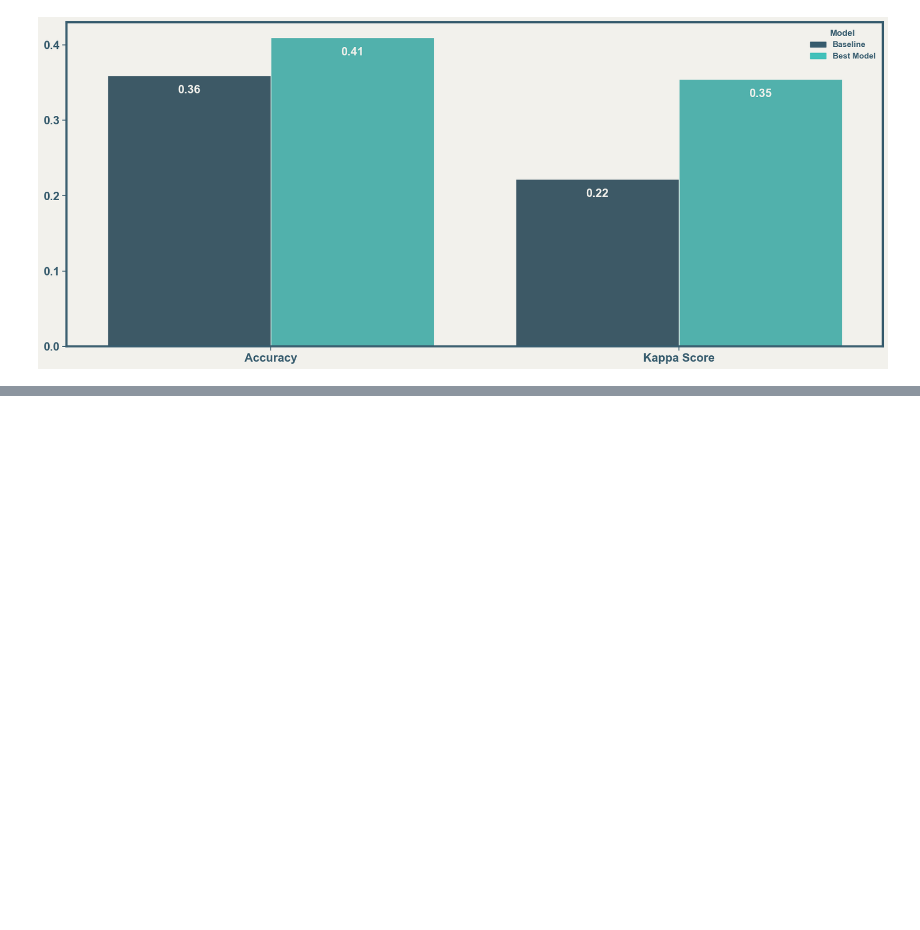
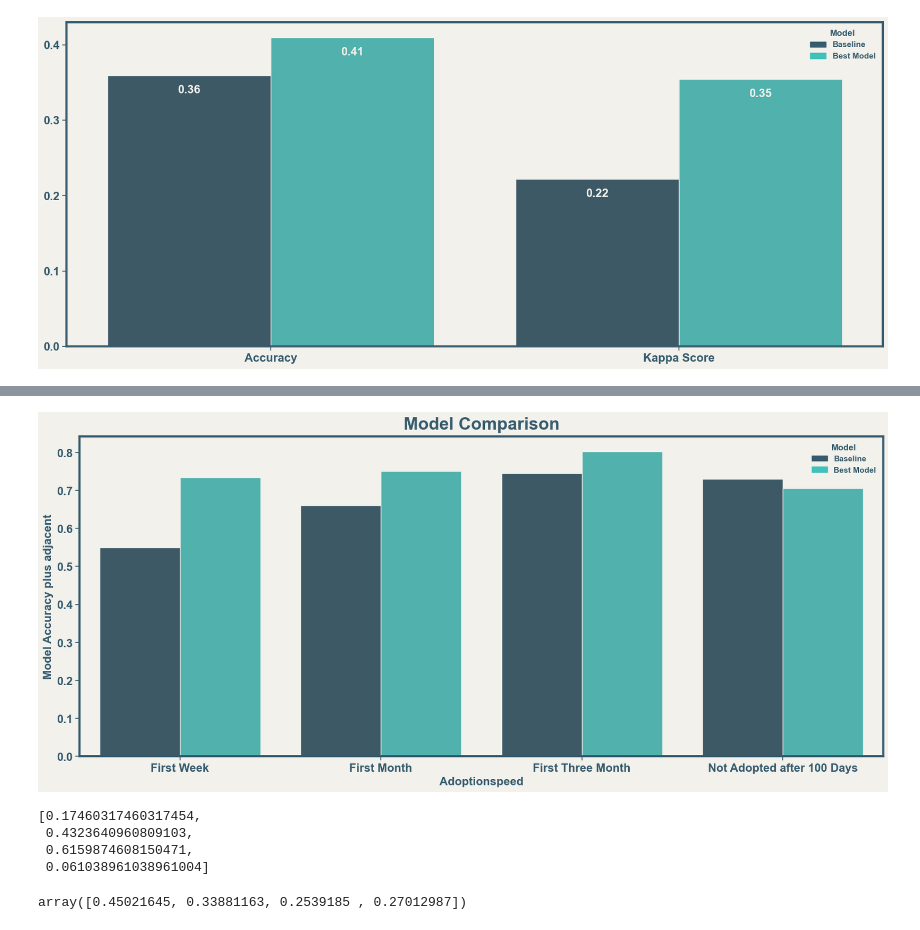
Before and after one commit to LanaCasselmann/ds_capstone_pet_adoptability, a Jupyter notebook: notebooks/model_vis.ipynb, the cells around one changed output, grey strips where cells are left out. Drawn from its saved outputs; the diff is of its cells as text; code cells hidden in the pictures; blank space fills up the shorter version.

Commit message:
model plots

```diff
--- a/notebooks/model_vis.ipynb
+++ b/notebooks/model_vis.ipynb
@@ -344,0 +365,3 @@ plt.show();
+# %%
+cm_kappa_norm = cm_kappa / cm.sum(axis=1)
+cm_kappa_norm
@@ -344,0 +370,3 @@ plt.show();
+# %%
+cm_bl_kappa_norm = cm_bl_kappa / cm_bl.sum(axis=1)
+cm_bl_kappa_norm
@@ -344,0 +375,11 @@ plt.show();
+# %%
+df_kappa_bl = pd.DataFrame(columns=[ 'correct_plus_adjacent'], data=np.transpose([ cm_bl_kappa_norm]))
+df_kappa_bl['adoptionspeed']= [1,2,3,4]
+df_kappa_bl['model'] = 'baseline'
+
+df_kappa_best = pd.DataFrame(columns=[ 'correct_plus_adjacent'], data=np.transpose([ cm_kappa_norm]))
+df_kappa_best['adoptionspeed']= [1,2,3,4]
+df_kappa_best['model'] = 'best_model'
+
+df_kappa = pd.concat([df_kappa_bl, df_kappa_best])
+df_kappa
@@ -344,0 +396,55 @@ plt.show();
+# %%
+fig = plt.figure(figsize=(20,8))
+mod_plot = sns.barplot(
+    data=df_kappa,
+    x='adoptionspeed',
+    y = 'correct_plus_adjacent',
+    hue='model',
+    # palette=['#365b6d', '#41c1ba', '#289dd2', '#6c9286'],
+    # multiple='dodge',
+    # alpha=1,
+    # shrink=3
+    )
+#h,l=mod_plot.get_legend_handles_labels()
+#legend = plt.legend(title='Model Comparison')#,labels = ['Best Model','Baseline'])
+legend_labels = ['Baseline','Best Model']
+legend_handles = [mpatches.Patch(color=color, label=label) for color, label in zip(['#365b6d', '#41c1ba'], legend_labels)]
+plt.legend(handles=legend_handles, title='Model')#, title_fontsize=14, bbox_to_anchor=(0.65, 0.90), loc='upper left')
+
+
+plt.xlabel('Adoptionspeed')
+plt.ylabel('Model Accuracy plus adjacent')
+plt.title('Model Comparison', fontsize=24)
+# plt.xticks(ticks=np.linspace(0,18,10))
+# # add vertical line
+#mod_plot.axhline(y=acc, linewidth=3.5, linestyle='dashed')
+# Annotate hline
+#mod_plot.text(-0.45, acc + 0.01, 'overall accuracy')
+# plt.annotate("'Not Adopted' most frequent for up to 3 photos", xy=(3.7, 950), bbox=bbox, fontsize=20)
+# plt.annotate("'Fast Adoption Speeds' most frequent for more than 3 photos", xy=(3.7, 800), bbox=bbox, fontsize=20)
+
+# #restrict x axis
+# plt.xlim([-0.5, 16.5])
+# safe figure as...
+#plt.savefig('../images/presentation/photoamt_with_line.jpg')
+mod_plot.set_xticklabels(['First Week','First Month','First Three Month','Not Adopted after 100 Days'])
+plt.show();
+# %% [output]
+[figure, added]
+# %%
+perc_bl_1off =  [0]*4
+for i in range(4):
+    for j in range(max(0,i-1),min(3,i+1)+1):
+        perc_bl_1off[i] += cm_bl_norm[i][j]
+    perc_bl_1off[i] -= cm_bl_norm[i][i]
+perc_bl_1off
+# %% [output]
+[0.17460317460317454,
+ 0.4323640960809103,
+ 0.6159874608150471,
+ 0.061038961038961004]
+# %%
+perc_bl_2off = [1]*4 - perc_bl - perc_bl_1off
+perc_bl_2off
+# %% [output]
+array([0.45021645, 0.33881163, 0.2539185 , 0.27012987])
```
Also changed, not shown: parts of 16 cells of this notebook.
